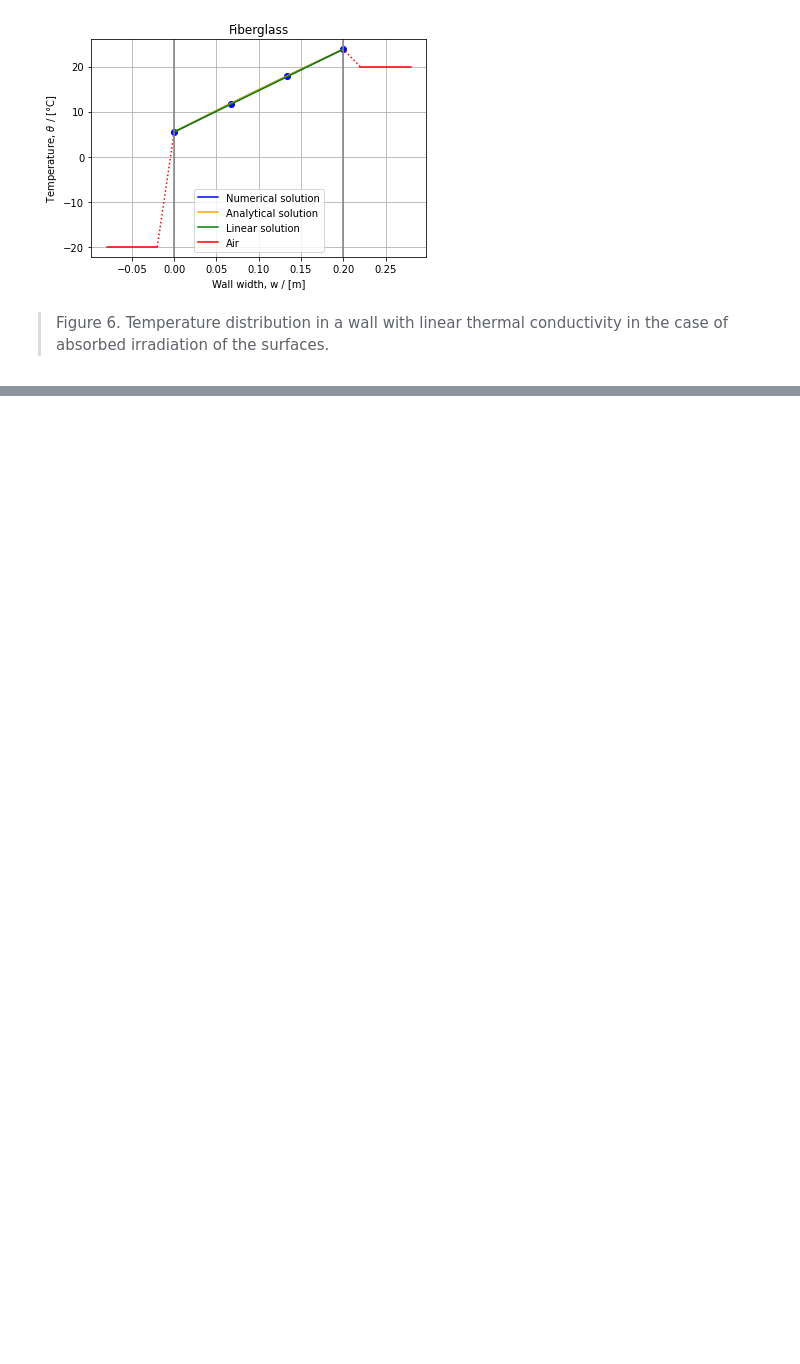
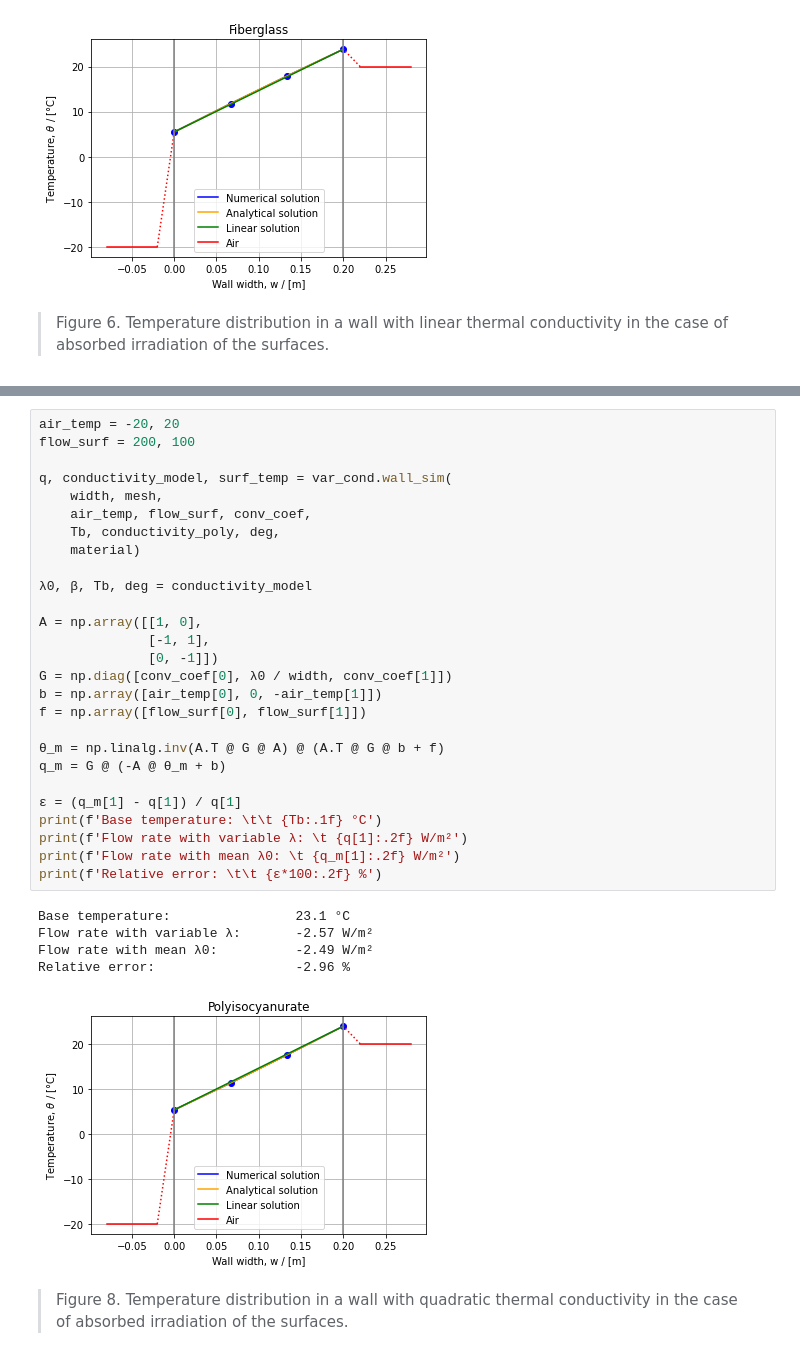
Before and after one commit to cghiaus/var_cond, a Jupyter notebook: notebooks/03_wall_steady.ipynb, the cells around one changed output, grey strips where cells are left out. Saved outputs shown, nothing was run; the diff lists cells and outputs as text; blank space fills up the shorter version.

```diff
--- a/notebooks/03_wall_steady.ipynb
+++ b/notebooks/03_wall_steady.ipynb
@@ -242,0 +346,35 @@ Relative error:                  2.40 %
+# %%
+air_temp = -20, 20
+flow_surf = 200, 100
+
+q, conductivity_model, surf_temp = var_cond.wall_sim(
+    width, mesh,
+    air_temp, flow_surf, conv_coef,
+    Tb, conductivity_poly, deg,
+    material)
+
+λ0, β, Tb, deg = conductivity_model
+
+A = np.array([[1, 0],
+              [-1, 1],
+              [0, -1]])
+G = np.diag([conv_coef[0], λ0 / width, conv_coef[1]])
+b = np.array([air_temp[0], 0, -air_temp[1]])
+f = np.array([flow_surf[0], flow_surf[1]])
+
+θ_m = np.linalg.inv(A.T @ G @ A) @ (A.T @ G @ b + f)
+q_m = G @ (-A @ θ_m + b)
+
+ε = (q_m[1] - q[1]) / q[1]
+print(f'Base temperature: \t\t {Tb:.1f} °C')
+print(f'Flow rate with variable λ: \t {q[1]:.2f} W/m²')
+print(f'Flow rate with mean λ0: \t {q_m[1]:.2f} W/m²')
+print(f'Relative error: \t\t {ε*100:.2f} %')
+# %% [output]
+Base temperature:                23.1 °C
+Flow rate with variable λ:       -2.57 W/m²
+Flow rate with mean λ0:          -2.49 W/m²
+Relative error:                  -2.96 %
+[figure, added]
+# %% [markdown]
+> Figure 8. Temperature distribution in a wall with quadratic thermal conductivity in the case of absorbed irradiation of the surfaces.
```
Also changed, not shown: parts of 19 cells of this notebook, 2 other files.
